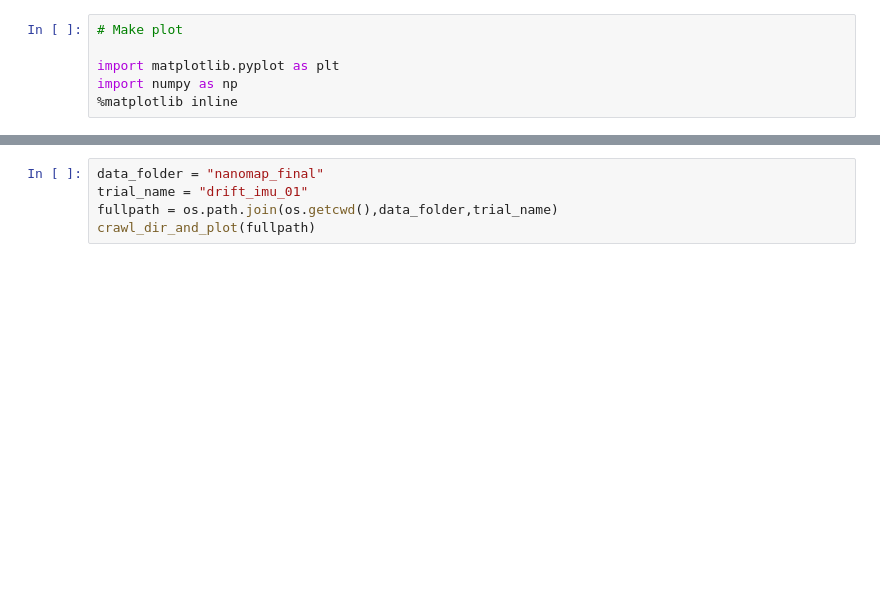
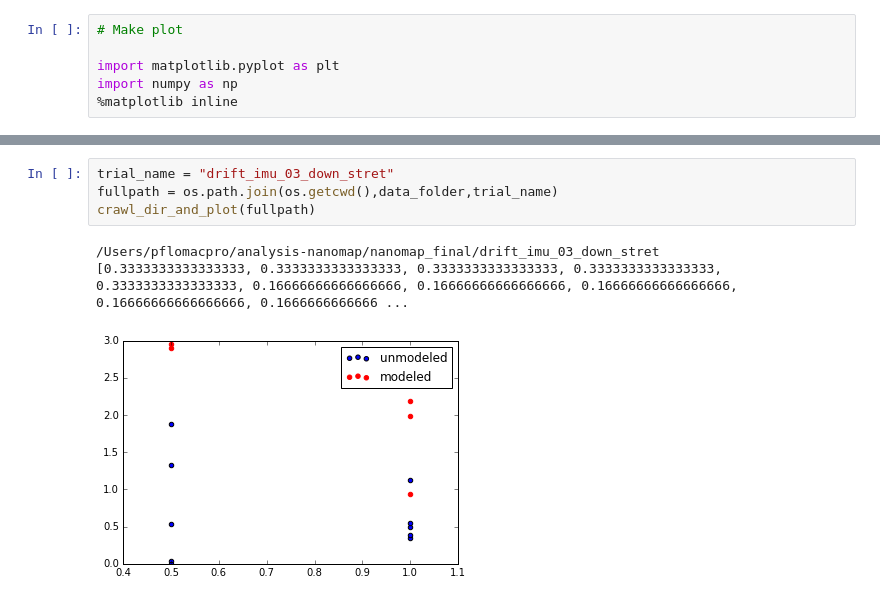
Before and after one commit to peteflorence/analysis-nanomap, a Jupyter notebook: Robustness plots.ipynb, the cells around one changed output, grey strips where cells are left out. Saved outputs shown, nothing was run; the diff lists cells and outputs as text; blank space fills up the shorter version.

```diff
--- a/Robustness plots.ipynb
+++ b/Robustness plots.ipynb
@@ -68,6 +81,9 @@ crawl_dir_and_plot(fullpath)
 [figure]
 # %%
-data_folder = "nanomap_final"
-trial_name = "drift_imu_01"
+trial_name = "drift_imu_03_down_stret"
 fullpath = os.path.join(os.getcwd(),data_folder,trial_name)
 crawl_dir_and_plot(fullpath)
+# %% [output]
+/Users/pflomacpro/analysis-nanomap/nanomap_final/drift_imu_03_down_stret
+[0.3333333333333333, 0.3333333333333333, 0.3333333333333333, 0.3333333333333333, 0.3333333333333333, 0.16666666666666666, 0.16666666666666666, 0.16666666666666666, 0.16666666666666666, 0.1666666666666 ...
+[figure, added]
```
Also changed, not shown: parts of 4 cells of this notebook.
